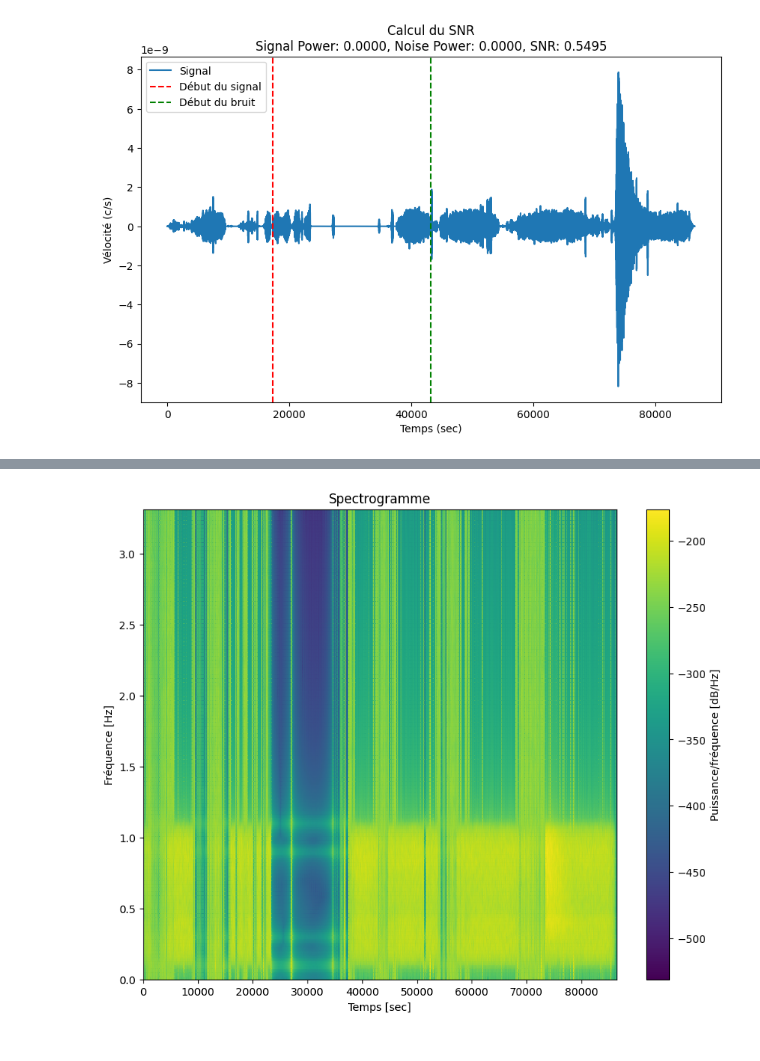
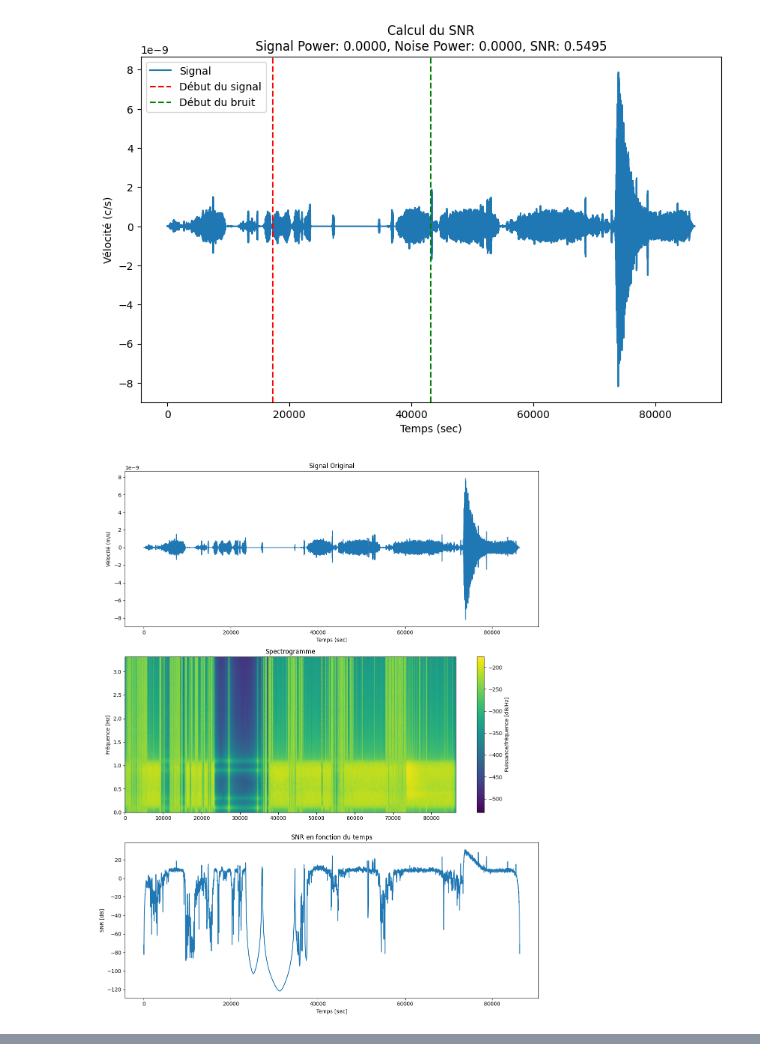
Before and after one commit to RedddOne/Space-INT, a Jupyter notebook: Notebook_Presentation.ipynb, the cells around one changed output, grey strips where cells are left out. Cells and saved outputs as stored; diff of their text form; code cells hidden in the pictures.

```diff
--- a/Notebook_Presentation.ipynb
+++ b/Notebook_Presentation.ipynb
@@ -360,36 +362,97 @@ Index(['time_abs(%Y-%m-%dT%H:%M:%S.%f)', 'time_rel(sec)', 'velocity(m/s)'], dtyp
 # %%
 import numpy as np
 import matplotlib.pyplot as plt
+import pandas as pd
 from scipy.signal import stft
-print("\nInterprétation globale :")
-print("- Le spectrogramme montre comment la composition fréquentielle du signal change au fil du temps.")
-print("- Les zones plus claires indiquent une plus grande puissance spectrale, suggérant la présence de composantes fréquentielles importantes.")
-print("- Les motifs verticaux peuvent indiquer des événements transitoires ou des changements soudains dans le signal.")
-print("- Les lignes horizontales peuvent représenter des fréquences constantes ou des harmoniques présentes tout au long du signal.")
 
-# Charger vos données
+# Charger les données
+cat_directory = './data/lunar/training/data/S12_GradeA'
+cat_file = cat_directory + '/xa.s12.00.mhz.1970-01-19HR00_evid00002.csv'
+cat = pd.read_csv(cat_file)
+
+# Extraire les données de vélocité comme signal
 signal = cat['velocity(m/s)'].values
 time = cat['time_rel(sec)'].values
 
 # Calculer la fréquence d'échantillonnage
 fs = 1 / (time[1] - time[0])
 
 # Paramètres STFT
 nperseg = 256  # Longueur de la fenêtre
 noverlap = 128  # Chevauchement
 
 # Calculer la STFT
 f, t, Zxx = stft(signal, fs=fs, nperseg=nperseg, noverlap=noverlap)
 
 # Calculer le spectrogramme (magnitude au carré de la STFT)
 spec = np.abs(Zxx)**2
 
+# Estimer le bruit de fond en utilisant la médiane
+noise_floor = np.median(spec, axis=1)
+
+# Calculer le SNR pour chaque segment temporel
+snr_t = 10 * np.log10(np.sum(spec, axis=0) / np.sum(noise_floor))
+
+# Calculer le SNR moyen
+snr_mean = np.mean(snr_t)
+snr_std = np.std(snr_t)
+
 # Visualisation
-plt.figure(figsize=(10, 8))
+plt.figure(figsize=(12, 15))
+
+# Signal original
+plt.subplot(311)
+plt.plot(time, signal)
+plt.title('Signal Original')
+plt.xlabel('Temps (sec)')
+plt.ylabel('Vélocité (m/s)')
+
+# Spectrogramme
+plt.subplot(312)
 plt.pcolormesh(t, f, 10 * np.log10(spec), shading='gouraud')
 plt.ylabel('Fréquence [Hz]')
-plt.xlabel('Temps [sec]')
 plt.title('Spectrogramme')
 plt.colorbar(label='Puissance/fréquence [dB/Hz]')
+
+# SNR en fonction du temps
+plt.subplot(313)
+plt.plot(t, snr_t)
+plt.xlabel('Temps [sec]')
+plt.ylabel('SNR [dB]')
+plt.title('SNR en fonction du temps')
+
+plt.tight_layout()
 plt.show()
+
+print("\nRésultats de l'analyse :")
+print(f"SNR moyen estimé : {snr_mean:.2f} dB")
+print(f"Écart-type du SNR : {snr_std:.2f} dB")
+
+print("\nInterprétation globale :")
+print("- Le spectrogramme montre comment la composition fréquentielle du signal change au fil du temps.")
+print("- Les zones plus claires indiquent une plus grande puissance spectrale, suggérant la présence de composantes fréquentielles importantes.")
+print("- Les motifs verticaux peuvent indiquer des événements transitoires ou des changements soudains dans le signal.")
+print("- Les lignes horizontales peuvent représenter des fréquences constantes ou des harmoniques présentes tout au long du signal.")
+print(f"- Le SNR moyen de {snr_mean:.2f} dB indique la qualité globale du signal par rapport au bruit de fond.")
+print(f"- L'écart-type du SNR de {snr_std:.2f} dB montre la variabilité de la qualité du signal au cours du temps.")
+
+# Analyse supplémentaire
+max_snr = np.max(snr_t)
+min_snr = np.min(snr_t)
+max_snr_time = t[np.argmax(snr_t)]
+min_snr_time = t[np.argmin(snr_t)]
+
+print(f"\nSNR maximum : {max_snr:.2f} dB à {max_snr_time:.2f} secondes")
+print(f"SNR minimum : {min_snr:.2f} dB à {min_snr_time:.2f} secondes")
+
+# Identifier les moments avec un SNR élevé (par exemple, au-dessus de la moyenne + 1 écart-type)
+high_snr_threshold = snr_mean + snr_std
+high_snr_moments = t[snr_t > high_snr_threshold]
+
+print(f"\nMoments avec un SNR élevé (> {high_snr_threshold:.2f} dB) :")
+for moment in high_snr_moments:
+    print(f"- À {moment:.2f} secondes")
+
+print("\nCes moments pourraient correspondre à des événements sismiques significatifs ou à des périodes de signal particulièrement clair.")
 # %% [output]
+[figure, new version]
@@ -401 +475,0 @@ Interprétation globale :
-[figure, old version]
```
Also changed, not shown: parts of 4 cells of this notebook, 1 other file.
